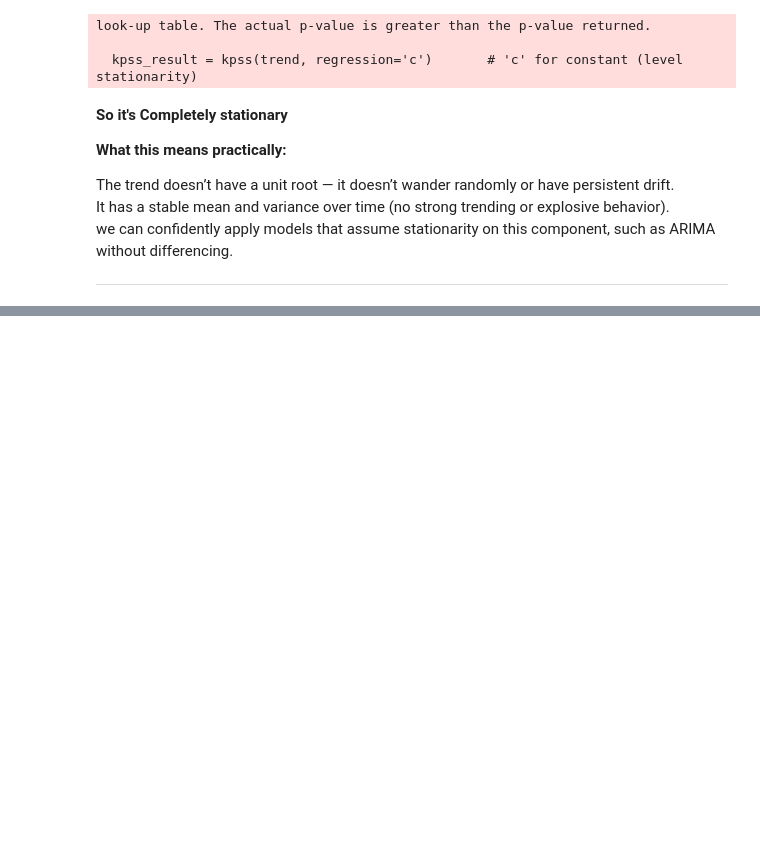
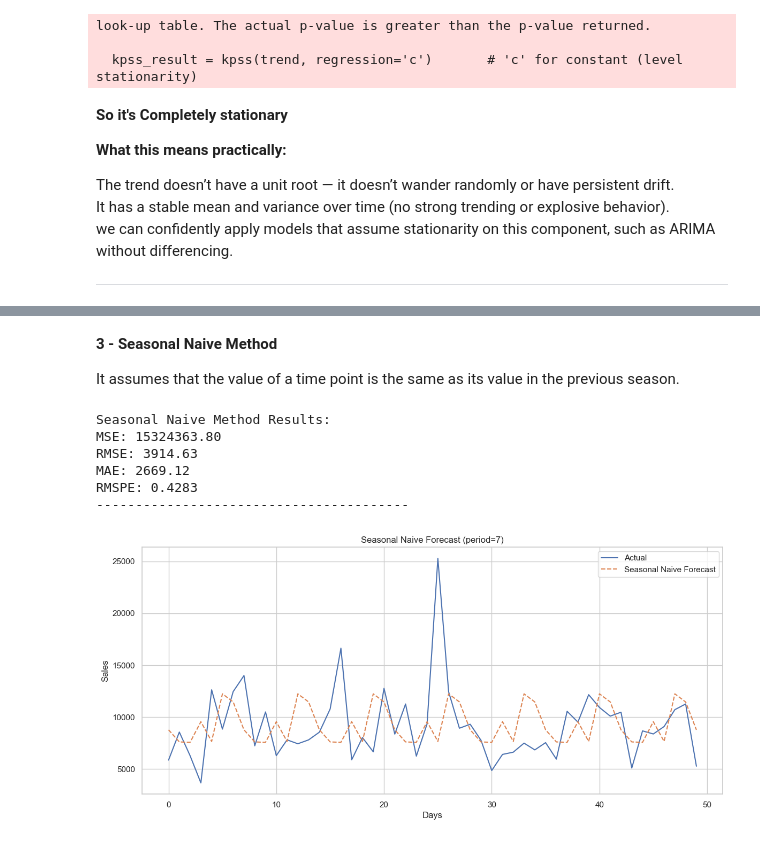
Before and after one commit to ali2yman/Rossman-Store---Time-Series-Analysis-Project, a Jupyter notebook: code.ipynb, the cells around one changed output, grey strips where cells are left out. Cells and saved outputs as stored; diff of their text form; code cells hidden in the pictures; blank space fills up the shorter version.

```diff
--- a/code.ipynb
+++ b/code.ipynb
@@ -522,0 +636,42 @@ we can confidently apply models that assume stationarity on this component, such
+# %% [markdown]
+<B>3 - Seasonal Naive Method</B>
+
+It assumes that the value of a time point is the same as its value in the previous season.
+# %%
+# Set seasonal period (e.g., 7 for weekly seasonality)
+seasonal_period = 7
+num_valid_days = 50
+
+# Split data
+train_data = df.iloc[:-num_valid_days]
+valid_data = df.iloc[-num_valid_days:]
+
+y_true = valid_data['Sales'].values
+
+# Get last full season from the training set
+last_season = train_data['Sales'].iloc[-seasonal_period:].values
+
+# Repeat the season to cover the validation length
+y_pred_seasonal_naive = np.tile(last_season, int(np.ceil(num_valid_days / seasonal_period)))[:num_valid_days]
+
+# Evaluate
+seasonal_naive_metrics = evaluate_model(y_true, y_pred_seasonal_naive, "Seasonal Naive Method")
+
+# Plot
+plt.figure(figsize=(14, 6))
+plt.plot(range(len(y_true)), y_true, label='Actual')
+plt.plot(range(len(y_pred_seasonal_naive)), y_pred_seasonal_naive, label='Seasonal Naive Forecast', linestyle='--')
+plt.title('Seasonal Naive Forecast (period=7)')
+plt.xlabel('Days')
+plt.ylabel('Sales')
+plt.legend()
+plt.grid(True)
+plt.show()
+# %% [output]
+Seasonal Naive Method Results:
+MSE: 15324363.80
+RMSE: 3914.63
+MAE: 2669.12
+RMSPE: 0.4283
+----------------------------------------
+[figure, added]
```
Also changed, not shown: parts of 15 cells of this notebook.
